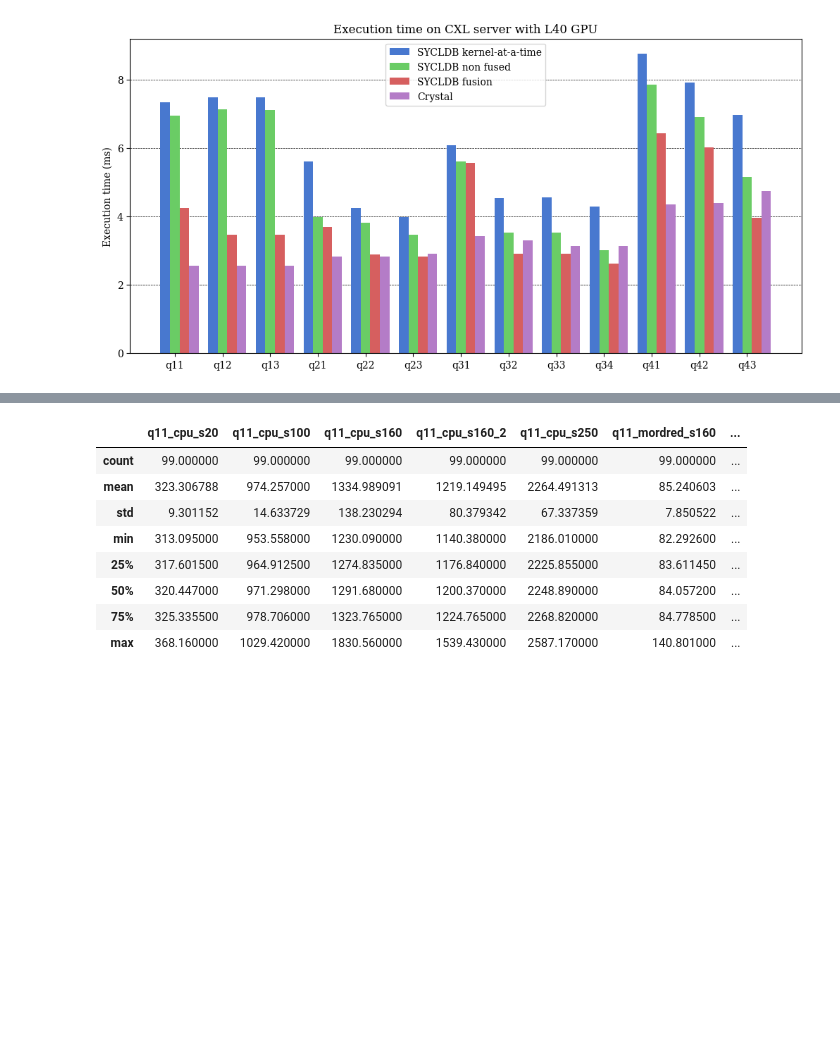
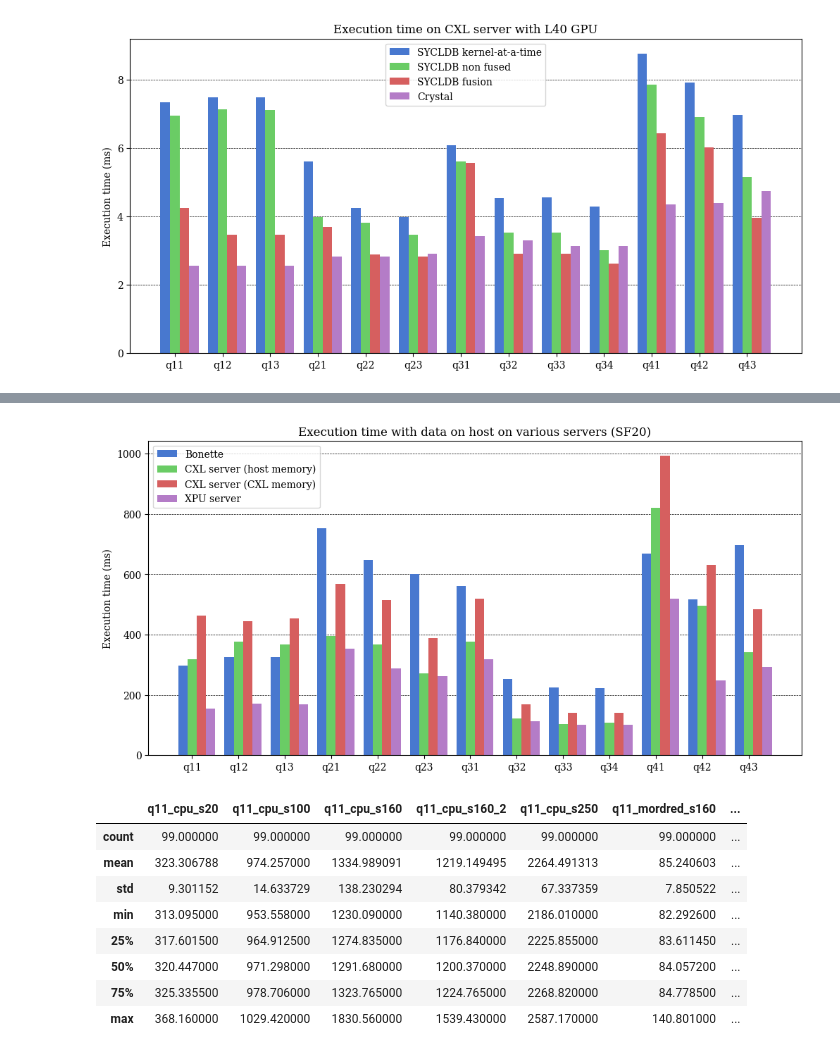
Before and after one commit to Maestro-Zacht/sycldb-calcite-executor, a Jupyter notebook: performances/perf.ipynb, the cells around one changed output, grey strips where cells are left out. Saved outputs shown, nothing was run; the diff lists cells and outputs as text; code cells hidden in the pictures; blank space fills up the shorter version.

```diff
--- a/performances/perf.ipynb
+++ b/performances/perf.ipynb
@@ -328,3 +344,14 @@ plot_data(comparison_numa, labels_mapping, title='Execution time on CXL server w
+# %%
+labels_mapping = {
+    'bonette_avg': 'Bonette',
+    'numa_0_avg': 'CXL server (host memory)',
+    'numa_2_avg': 'CXL server (CXL memory)',
+    'xpu_avg': 'XPU server',
+}
+
+plot_data(comparison_host, labels_mapping, title='Execution time with data on host on various servers (SF20)')
+# %% [output]
+[figure, added]
 # %%
 cpu_results = pd.DataFrame()
 duckdb_results_s20 = pd.read_csv('results_duckdb_s20.csv')
```
Also changed, not shown: parts of 3 cells of this notebook, 13 other files.
